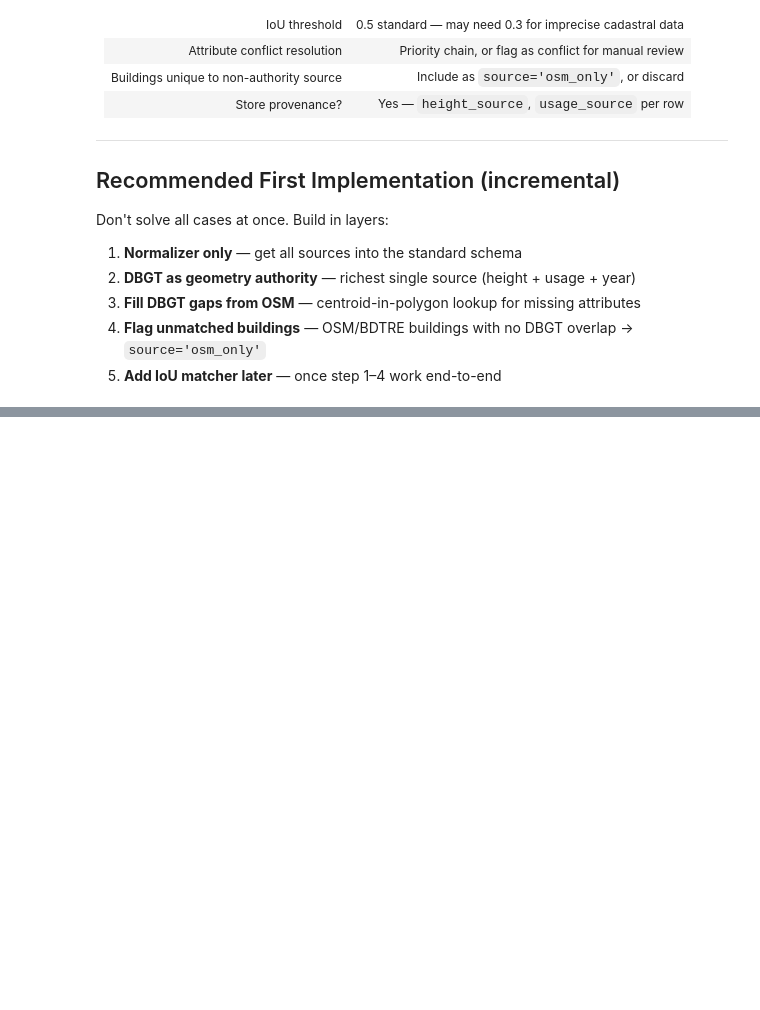
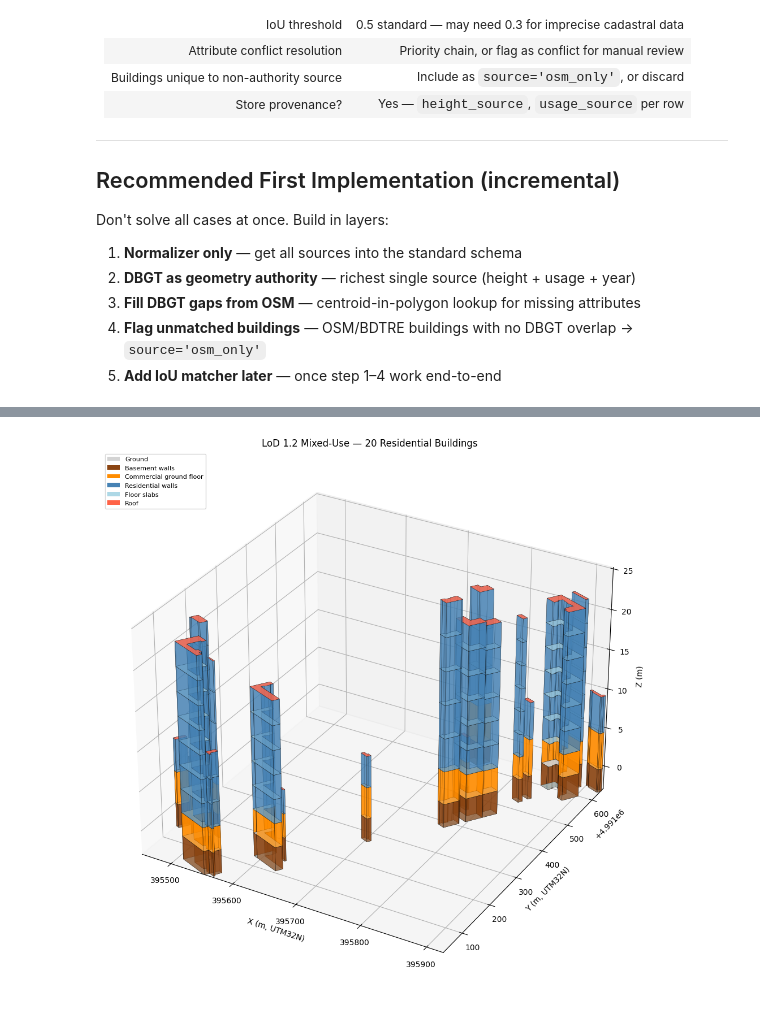
Before and after one commit to energycenterlab/CIM_wizard, a Jupyter notebook: cim_wizard_integrated_2026/logic/logic_baseline.ipynb, the cells around one changed output, grey strips where cells are left out. Cells and saved outputs as stored; diff of their text form; code cells hidden in the pictures; blank space fills up the shorter version.

```diff
--- a/cim_wizard_integrated_2026/logic/logic_baseline.ipynb
+++ b/cim_wizard_integrated_2026/logic/logic_baseline.ipynb
@@ -757,0 +1516,83 @@ Don't solve all cases at once. Build in layers:
+# %%
+import matplotlib.pyplot as plt
+from mpl_toolkits.mplot3d.art3d import Poly3DCollection
+import numpy as np
+
+MAX_BUILDINGS = 20   # increase to plot more (slower)
+
+SURFACE_COLORS = {
+    'GroundSurface': ('lightgrey',  0.9),
+    'RoofSurface':   ('tomato',     0.8),
+    'FloorSurface':  ('lightblue',  0.6),
+    'WallSurface-B': ('saddlebrown',0.7),   # basement
+    'WallSurface-G': ('darkorange', 0.7),   # commercial ground
+    'WallSurface-F': ('steelblue',  0.6),   # residential
+}
+
+def surface_color(surface):
+    stype = surface['surface_type']
+    if stype == 'GroundSurface': return SURFACE_COLORS['GroundSurface']
+    if stype == 'RoofSurface':   return SURFACE_COLORS['RoofSurface']
+    if stype == 'FloorSurface':  return SURFACE_COLORS['FloorSurface']
+    label = surface.get('properties', {}).get('storey_label', '')
+    if label == 'B': return SURFACE_COLORS['WallSurface-B']
+    if label == 'G': return SURFACE_COLORS['WallSurface-G']
+    return SURFACE_COLORS['WallSurface-F']
+
+fig = plt.figure(figsize=(14, 10))
+ax  = fig.add_subplot(111, projection='3d')
+
+all_x, all_y, all_z = [], [], []
+
+for bld in lod12_results[:MAX_BUILDINGS]:
+    surfs = bld['surfaces']
+
+    all_surfaces = (
+        surfs['wall_surfaces']
+        + surfs['floor_surfaces']
+        + ([surfs['roof_surface']]   if surfs['roof_surface']   else [])
+        + ([surfs['ground_surface']] if surfs['ground_surface'] else [])
+    )
+
+    for surface in all_surfaces:
+        coords = surface['geometry']['coordinates'][0]
+        verts  = [(c[0], c[1], c[2]) for c in coords]
+        color, alpha = surface_color(surface)
+
+        poly = Poly3DCollection([verts], alpha=alpha)
+        poly.set_facecolor(color)
+        poly.set_edgecolor('black')
+        poly.set_linewidth(0.3)
+        ax.add_collection3d(poly)
+
+        for c in coords:
+            all_x.append(c[0])
+            all_y.append(c[1])
+            all_z.append(c[2])
+
+# Auto-scale axes
+ax.set_xlim(min(all_x), max(all_x))
+ax.set_ylim(min(all_y), max(all_y))
+ax.set_zlim(min(all_z), max(all_z))
+
+ax.set_xlabel('X (m, UTM32N)')
+ax.set_ylabel('Y (m, UTM32N)')
+ax.set_zlabel('Z (m)')
+ax.set_title(f'LoD 1.2 Mixed-Use — {min(MAX_BUILDINGS, len(lod12_results))} Residential Buildings')
+
+# Legend patches
+from matplotlib.patches import Patch
+legend = [
+    Patch(facecolor='lightgrey',    label='Ground'),
+    Patch(facecolor='saddlebrown',  label='Basement walls'),
+    Patch(facecolor='darkorange',   label='Commercial ground floor'),
+    Patch(facecolor='steelblue',    label='Residential walls'),
+    Patch(facecolor='lightblue',    label='Floor slabs'),
+    Patch(facecolor='tomato',       label='Roof'),
+]
+ax.legend(handles=legend, loc='upper left', fontsize=8)
+
+plt.tight_layout()
+plt.show()
+# %% [output]
+[figure, added]
```
Also changed, not shown: parts of 49 cells of this notebook.
